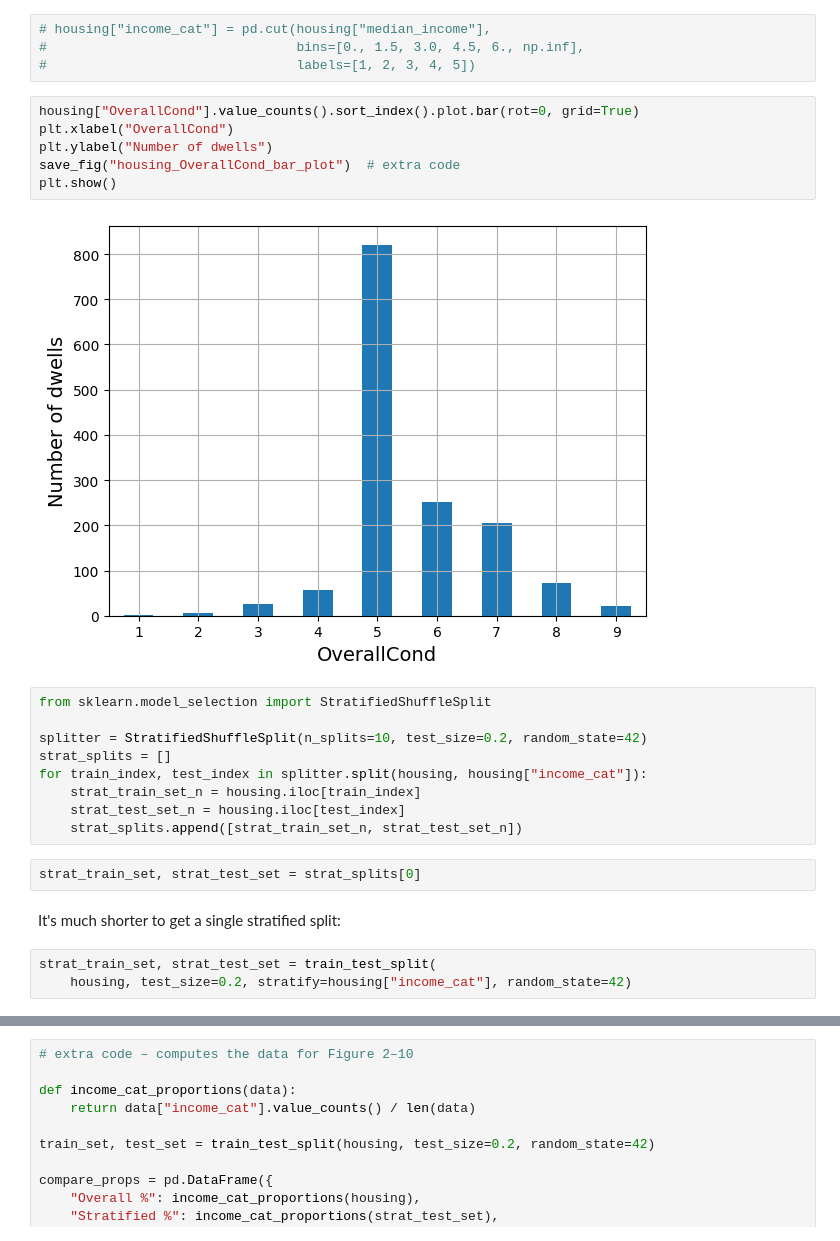
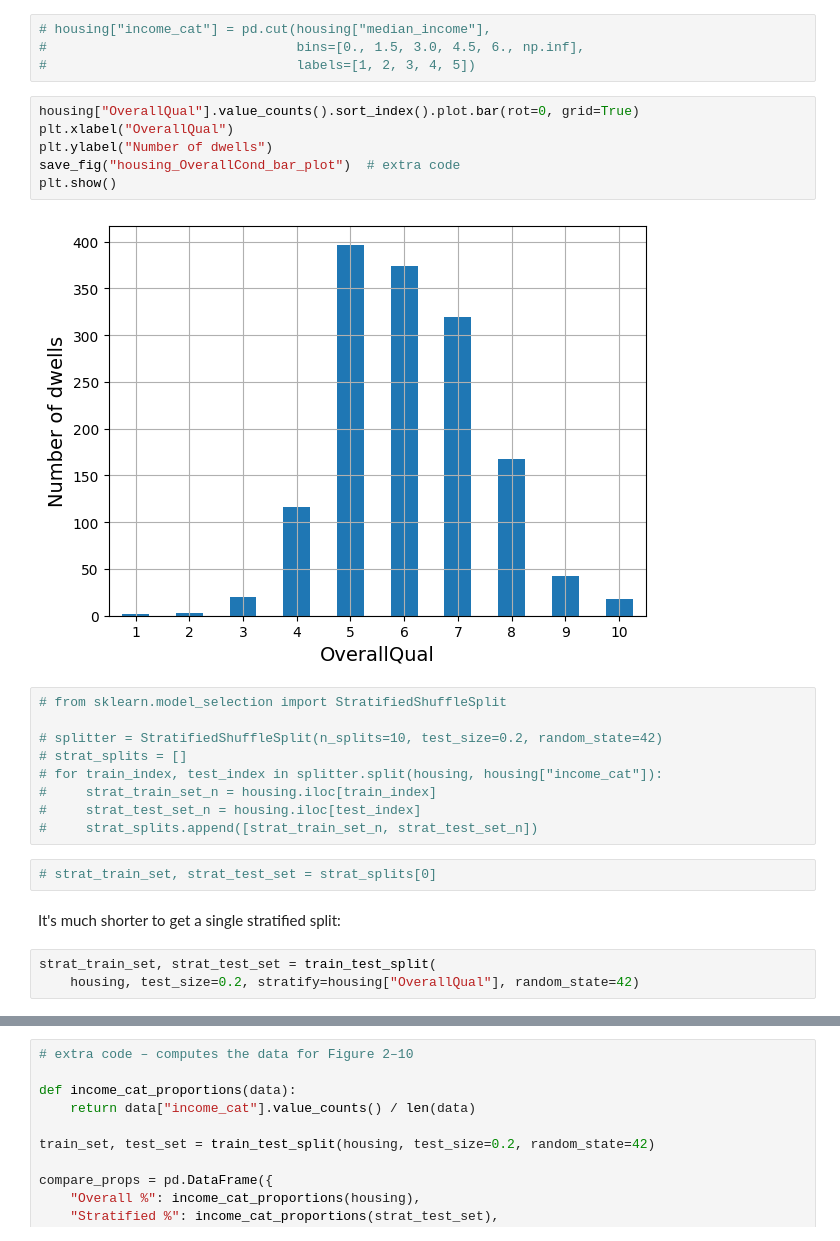
Before and after one commit to colafishx/handson-ml3, a Jupyter notebook: 02_end_to_end_machine_learning_project.ipynb, the cells around one changed output, grey strips where cells are left out. Cells and saved outputs as stored; diff of their text form.

```diff
--- a/02_end_to_end_machine_learning_project.ipynb
+++ b/02_end_to_end_machine_learning_project.ipynb
@@ -373,27 +289,27 @@ samples = (np.random.rand(100_000, sample_size) < ratio_female).sum(axis=1)
 #                                bins=[0., 1.5, 3.0, 4.5, 6., np.inf],
 #                                labels=[1, 2, 3, 4, 5])
 # %%
-housing["OverallCond"].value_counts().sort_index().plot.bar(rot=0, grid=True)
-plt.xlabel("OverallCond")
+housing["OverallQual"].value_counts().sort_index().plot.bar(rot=0, grid=True)
+plt.xlabel("OverallQual")
 plt.ylabel("Number of dwells")
 save_fig("housing_OverallCond_bar_plot")  # extra code
 plt.show()
 # %% [output]
-[figure, old version]
+[figure, new version]
 # %%
-from sklearn.model_selection import StratifiedShuffleSplit
+# from sklearn.model_selection import StratifiedShuffleSplit
 
-splitter = StratifiedShuffleSplit(n_splits=10, test_size=0.2, random_state=42)
-strat_splits = []
-for train_index, test_index in splitter.split(housing, housing["income_cat"]):
-    strat_train_set_n = housing.iloc[train_index]
-    strat_test_set_n = housing.iloc[test_index]
-    strat_splits.append([strat_train_set_n, strat_test_set_n])
+# splitter = StratifiedShuffleSplit(n_splits=10, test_size=0.2, random_state=42)
+# strat_splits = []
+# for train_index, test_index in splitter.split(housing, housing["income_cat"]):
+#     strat_train_set_n = housing.iloc[train_index]
+#     strat_test_set_n = housing.iloc[test_index]
+#     strat_splits.append([strat_train_set_n, strat_test_set_n])
 # %%
-strat_train_set, strat_test_set = strat_splits[0]
+# strat_train_set, strat_test_set = strat_splits[0]
 # %% [markdown]
 It's much shorter to get a single stratified split:
 # %%
 strat_train_set, strat_test_set = train_test_split(
-    housing, test_size=0.2, stratify=housing["income_cat"], random_state=42)
+    housing, test_size=0.2, stratify=housing["OverallQual"], random_state=42)
 # %%
```
Also changed, not shown: parts of 13 cells of this notebook.
